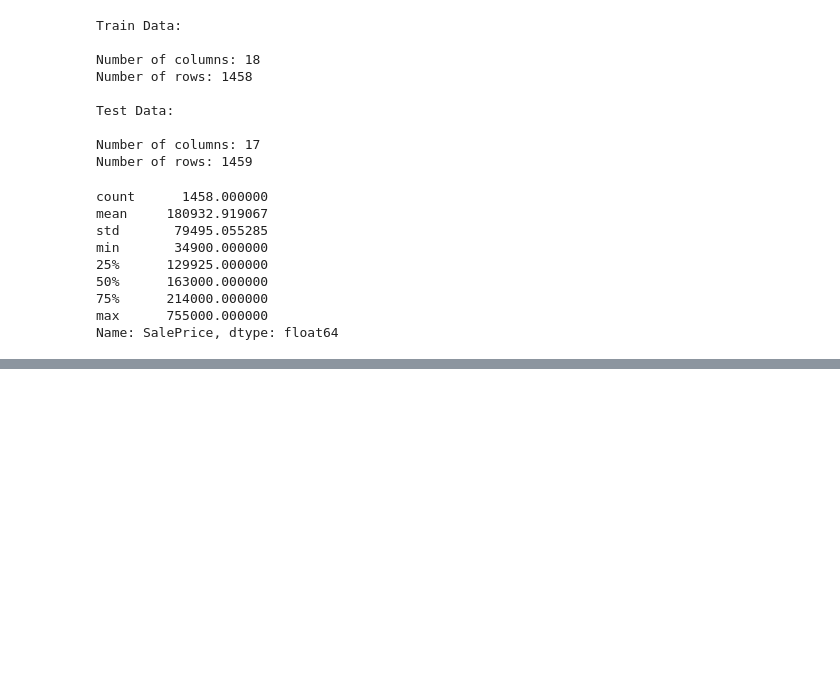
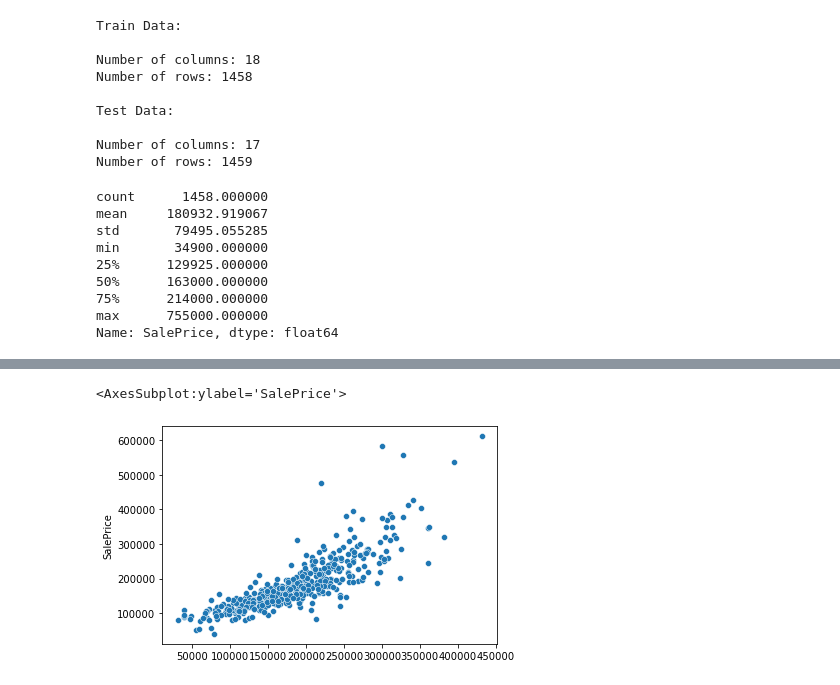
Before and after one commit to vvinci21/Team_8, a Jupyter notebook: Team8_HousingPred.ipynb, the cells around one changed output, grey strips where cells are left out. Cells and saved outputs as stored; diff of their text form; code cells hidden in the pictures; blank space fills up the shorter version.

```diff
--- a/Team8_HousingPred.ipynb
+++ b/Team8_HousingPred.ipynb
@@ -54,0 +224,26 @@ Name: SalePrice, dtype: float64
+# %%
+class NeuralNet(object):
+    def __init__(self):
+        self.X_Train, self.X_Test, self.Y_Train,self.Y_Test = self.preprocessing()
+
+    @staticmethod
+    def preprocessing():
+        X_Data = X[['SQFT',
+                     'YearBuilt',
+                     'YearRemodAdd']]
+        Y_Data = y #SalePrice
+        X_Data = X_Data.apply(lambda x:( (x - x.min()) / (x.max()-x.min())))
+        X_Train, X_Test, Y_Train,Y_Test = train_test_split(X_Data,
+                                                               Y_Data,
+                                                               test_size=0.3,
+                                                               random_state=101)
+        return X_Train, X_Test, Y_Train,Y_Test
+
+    def model_get(self):
+        self.lm = LinearRegression()
+        self.lm.fit(self.X_Train,self.Y_Train)
+        return self.lm.intercept_ , self.lm.coef_
+
+    def predict(self):
+        predicted = self.lm.predict(X_Test)
+        return predicted
@@ -54,0 +252,9 @@ Name: SalePrice, dtype: float64
+# %%
+
+obj = NeuralNet()
+lm.intercept_ , lm.coef_ = obj.model_get()
+df1 = pd.DataFrame(lm.coef_,['SQFT',
+                     'YearBuilt',
+                     'YearRemodAdd'],
+                   columns=["Coeff"])
+df1
@@ -54,0 +270,3 @@ Name: SalePrice, dtype: float64
+# %%
+predicted = obj.predict()
+predicted
@@ -54,0 +291,6 @@ Name: SalePrice, dtype: float64
+# %%
+X_Train, X_Test, Y_Train,Y_Test = obj.preprocessing()
+sns.scatterplot(predicted, Y_Test)
+# %% [output]
+<AxesSubplot:ylabel='SalePrice'>
+[figure, added]
```
Also changed, not shown: parts of 23 cells of this notebook.
